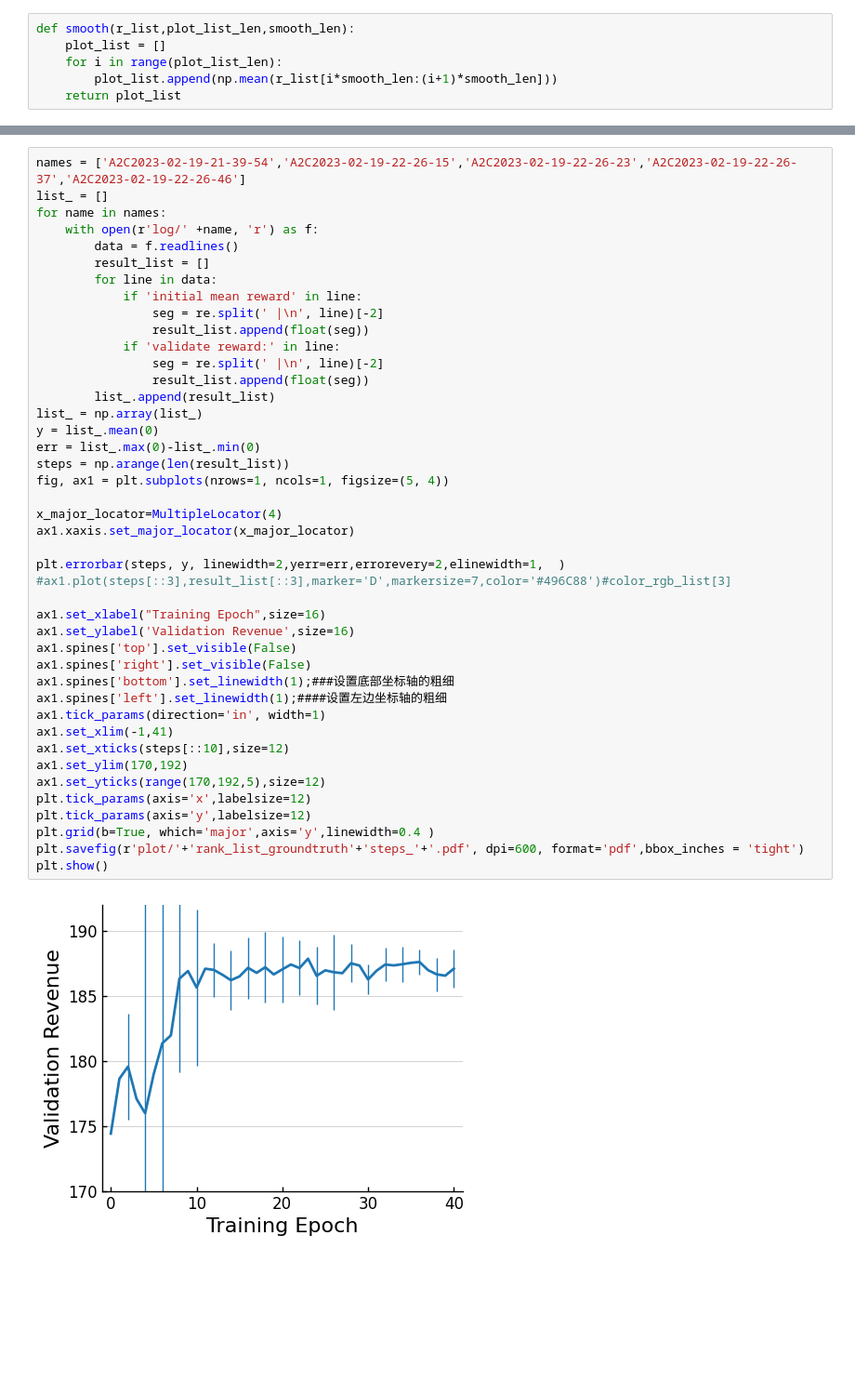
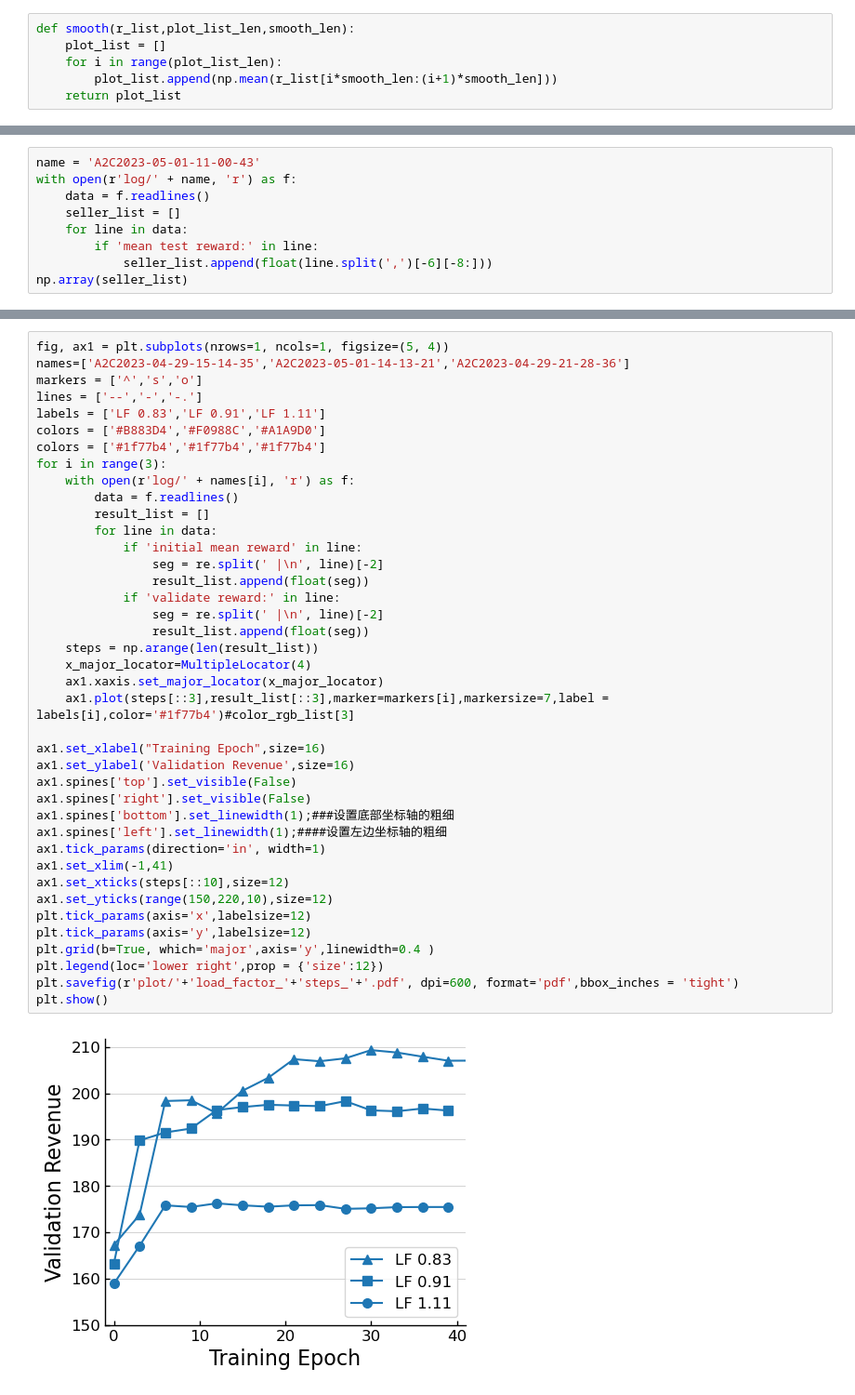
Before and after one commit to DRL-OM/DRL-assortment, a Jupyter notebook: rlGT/plot.ipynb, the cells around one changed output, grey strips where cells are left out. Shown at 93% size. Saved outputs shown, nothing was run; the diff lists cells and outputs as text; blank space fills up the shorter version.

```diff
--- a/rlGT/plot.ipynb
+++ b/rlGT/plot.ipynb
@@ -63,0 +119,9 @@ def smooth(r_list,plot_list_len,smooth_len):
+# %%
+name = 'A2C2023-05-01-11-00-43'
+with open(r'log/' + name, 'r') as f:
+    data = f.readlines()
+    seller_list = []
+    for line in data:
+        if 'mean test reward:' in line:
+            seller_list.append(float(line.split(',')[-6][-8:]))
+np.array(seller_list)
@@ -64,45 +394,42 @@ def smooth(r_list,plot_list_len,smooth_len):
 # %%
-names = ['A2C2023-02-19-21-39-54','A2C2023-02-19-22-26-15','A2C2023-02-19-22-26-23','A2C2023-02-19-22-26-37','A2C2023-02-19-22-26-46']
-list_ = []
-for name in names:
-    with open(r'log/' +name, 'r') as f:
+fig, ax1 = plt.subplots(nrows=1, ncols=1, figsize=(5, 4))
+names=['A2C2023-04-29-15-14-35','A2C2023-05-01-14-13-21','A2C2023-04-29-21-28-36']
+markers = ['^','s','o']
+lines = ['--','-','-.']
+labels = ['LF 0.83','LF 0.91','LF 1.11']
+colors = ['#B883D4','#F0988C','#A1A9D0']
+colors = ['#1f77b4','#1f77b4','#1f77b4']
+for i in range(3):
+    with open(r'log/' + names[i], 'r') as f:
         data = f.readlines()
         result_list = []
         for line in data:
             if 'initial mean reward' in line:
                 seg = re.split(' |\n', line)[-2]
                 result_list.append(float(seg))
             if 'validate reward:' in line:
                 seg = re.split(' |\n', line)[-2]
                 result_list.append(float(seg))
-        list_.append(result_list)
-list_ = np.array(list_)
-y = list_.mean(0)
-err = list_.max(0)-list_.min(0)
-steps = np.arange(len(result_list))
-fig, ax1 = plt.subplots(nrows=1, ncols=1, figsize=(5, 4))
-
-x_major_locator=MultipleLocator(4)
-ax1.xaxis.set_major_locator(x_major_locator)
-
-plt.errorbar(steps, y, linewidth=2,yerr=err,errorevery=2,elinewidth=1,  )
-#ax1.plot(steps[::3],result_list[::3],marker='D',markersize=7,color='#496C88')#color_rgb_list[3]
+    steps = np.arange(len(result_list))
+    x_major_locator=MultipleLocator(4)
+    ax1.xaxis.set_major_locator(x_major_locator)
+    ax1.plot(steps[::3],result_list[::3],marker=markers[i],markersize=7,label = labels[i],color='#1f77b4')#color_rgb_list[3]
 
 ax1.set_xlabel("Training Epoch",size=16)
 ax1.set_ylabel('Validation Revenue',size=16)
 ax1.spines['top'].set_visible(False)
 ax1.spines['right'].set_visible(False)
 ax1.spines['bottom'].set_linewidth(1);###设置底部坐标轴的粗细
 ax1.spines['left'].set_linewidth(1);####设置左边坐标轴的粗细
 ax1.tick_params(direction='in', width=1)
 ax1.set_xlim(-1,41)
 ax1.set_xticks(steps[::10],size=12)
-ax1.set_ylim(170,192)
-ax1.set_yticks(range(170,192,5),size=12)
+ax1.set_yticks(range(150,220,10),size=12)
 plt.tick_params(axis='x',labelsize=12)
 plt.tick_params(axis='y',labelsize=12)
 plt.grid(b=True, which='major',axis='y',linewidth=0.4 )
-plt.savefig(r'plot/'+'rank_list_groundtruth'+'steps_'+'.pdf', dpi=600, format='pdf',bbox_inches = 'tight')
+plt.legend(loc='lower right',prop = {'size':12})
+plt.savefig(r'plot/'+'load_factor_'+'steps_'+'.pdf', dpi=600, format='pdf',bbox_inches = 'tight')
 plt.show()
 # %% [output]
-[figure, old version]
+[figure, new version]
```
Also changed, not shown: parts of 17 cells of this notebook, 6 other files.
